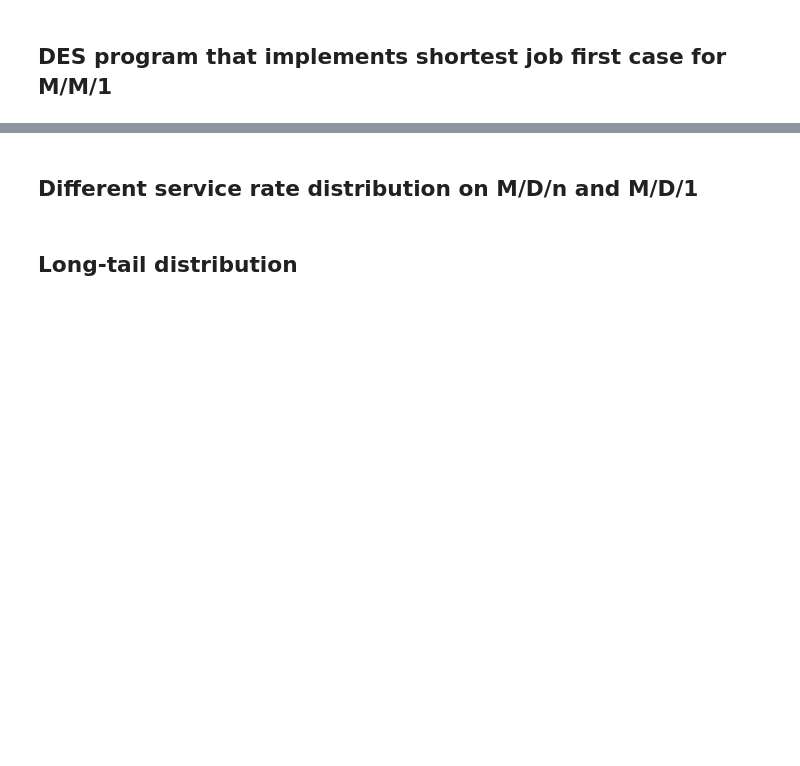
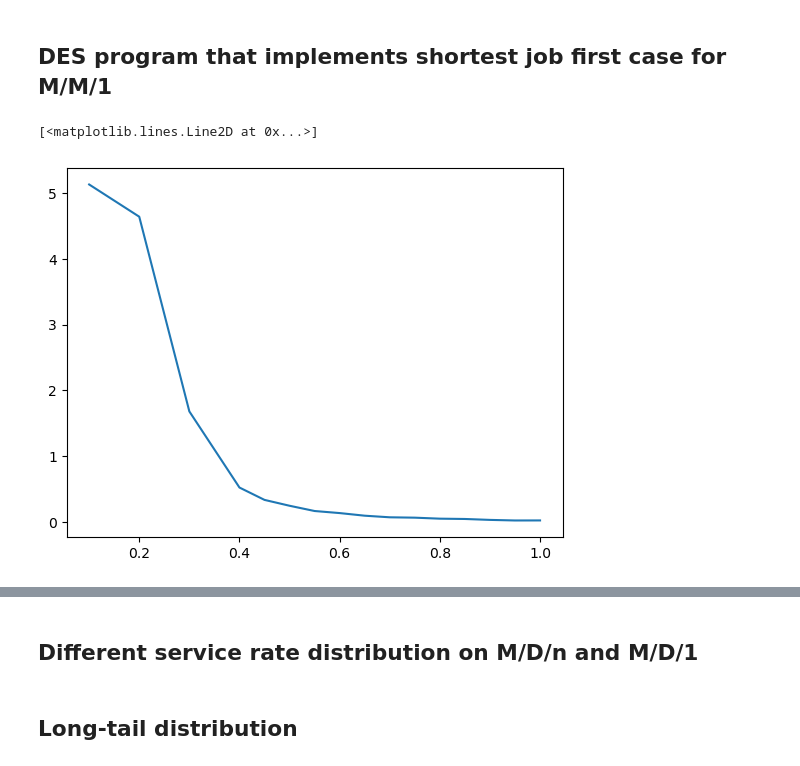
Before and after one commit to gajera-divya/Stochastic_simulations, a Jupyter notebook: SS_Kenia_Divya_Thomas_Assignment2.ipynb, the cells around one changed output, grey strips where cells are left out. Cells and saved outputs as stored; diff of their text form; code cells hidden in the pictures; blank space fills up the shorter version.

```diff
--- a/SS_Kenia_Divya_Thomas_Assignment2.ipynb
+++ b/SS_Kenia_Divya_Thomas_Assignment2.ipynb
@@ -278,7 +298,7 @@ class SJF_queue:
             self.env.process(self.create_queue(cp))
 
             # sample time until next customer
-            t = random.expovariate(1.0/g.arrival_rate)
+            t = random.expovariate(g.arrival_rate)
 
             # Freezr untill that time has passed
             yield self.env.timeout(t)
@@ -286,7 +306,7 @@ class SJF_queue:
     def create_queue(self, customer):
         start_queue = self.env.now
         # Request a server
-        sampled_service_time = random.expovariate(1.0/g.service_rate)
+        sampled_service_time = random.expovariate(g.service_rate)
         with self.server.request(priority = int(sampled_service_time)) as req:
             # Freeze until the request can be met
             yield req
@@ -321,7 +341,7 @@ class SJF_queue:
         self.env.process(self.generate_arrivals())
         self.env.run(until=g.sim_duration)
         # Calculate run results
-        self.calculate_mean_queue_time()
+        self.calculate_mean_waiting_times()
         #self.write_run_results()
 # %%
 def estimate_waiting_times_SJF(RHO, MU, n):
@@ -342,7 +362,9 @@ def estimate_waiting_times_SJF(RHO, MU, n):
             queue_model.run()
             temp_mean_queue_run.append(queue_model.mean_queue_time)
             temp_sj.append(queue_model.mean_system_time)
+            temp_serice.append(queue_model.mean_service_time)
         mean_queue.append(np.array(temp_mean_queue_run).mean(axis=0))
         mean_sojourn.append(np.array(temp_sj).mean(axis = 0))
+        mean_service.append(np.array(temp_serice).mean(axis = 0))
 
     return mean_queue, mean_sojourn, mean_service
@@ -348,0 +373,8 @@ def estimate_waiting_times_SJF(RHO, MU, n):
+# %%
+est_mean_SJF_2, est_sojourn_SJF_2, est_service_SJF_2 = estimate_waiting_times_SJF(RHO, MU, 2)
+est_mean_SJF_4, est_sojourn_SJF_4, est_service_SJF_4 = estimate_waiting_times_SJF(RHO, MU, 4)
+# %%
+plt.plot(RHO, np.array(est_mean_SJF_4), label="n=2")
+# %% [output]
+[<matplotlib.lines.Line2D at 0x...>]
+[figure, added]
```
Also changed, not shown: parts of 7 cells of this notebook.
